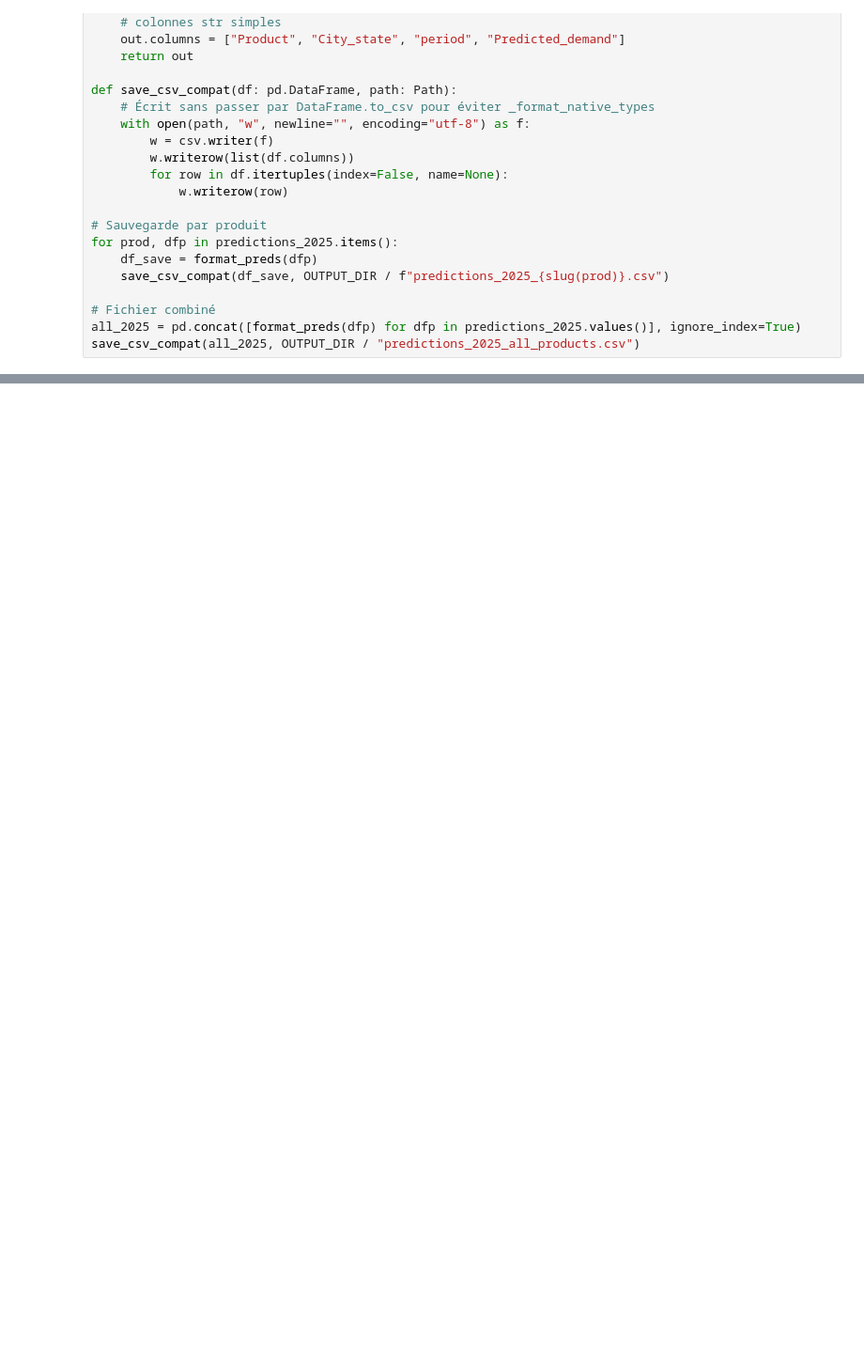
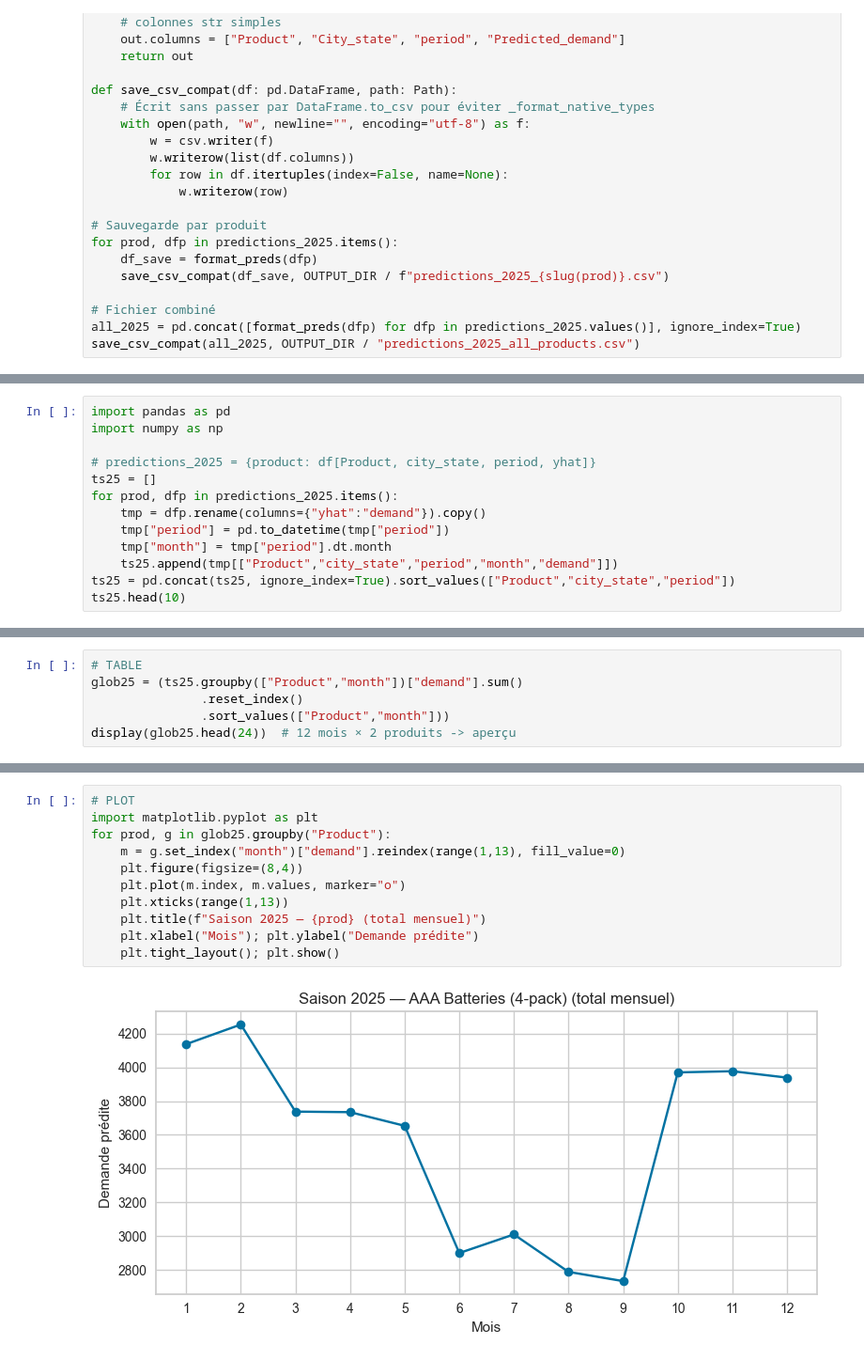
Before and after one commit to Tomixbo/FT-Logistics, a Jupyter notebook: notebook/notebook.ipynb, the cells around one changed output, grey strips where cells are left out. Shown at 94% size. Drawn from its saved outputs; the diff is of its cells as text; blank space fills up the shorter version.

```diff
--- a/notebook/notebook.ipynb
+++ b/notebook/notebook.ipynb
@@ -571,0 +669,13 @@ save_csv_compat(all_2025, OUTPUT_DIR / "predictions_2025_all_products.csv")
+# %%
+import pandas as pd
+import numpy as np
+
+# predictions_2025 = {product: df[Product, city_state, period, yhat]}
+ts25 = []
+for prod, dfp in predictions_2025.items():
+    tmp = dfp.rename(columns={"yhat":"demand"}).copy()
+    tmp["period"] = pd.to_datetime(tmp["period"])
+    tmp["month"] = tmp["period"].dt.month
+    ts25.append(tmp[["Product","city_state","period","month","demand"]])
+ts25 = pd.concat(ts25, ignore_index=True).sort_values(["Product","city_state","period"])
+ts25.head(10)
@@ -571,0 +696,6 @@ save_csv_compat(all_2025, OUTPUT_DIR / "predictions_2025_all_products.csv")
+# %%
+# TABLE
+glob25 = (ts25.groupby(["Product","month"])["demand"].sum()
+               .reset_index()
+               .sort_values(["Product","month"]))
+display(glob25.head(24))  # 12 mois × 2 produits -> aperçu
@@ -571,0 +720,13 @@ save_csv_compat(all_2025, OUTPUT_DIR / "predictions_2025_all_products.csv")
+# %%
+# PLOT
+import matplotlib.pyplot as plt
+for prod, g in glob25.groupby("Product"):
+    m = g.set_index("month")["demand"].reindex(range(1,13), fill_value=0)
+    plt.figure(figsize=(8,4))
+    plt.plot(m.index, m.values, marker="o")
+    plt.xticks(range(1,13))
+    plt.title(f"Saison 2025 — {prod} (total mensuel)")
+    plt.xlabel("Mois"); plt.ylabel("Demande prédite")
+    plt.tight_layout(); plt.show()
+# %% [output]
+[figure, added]
```
Also changed, not shown: parts of 20 cells of this notebook, 7 other files.
